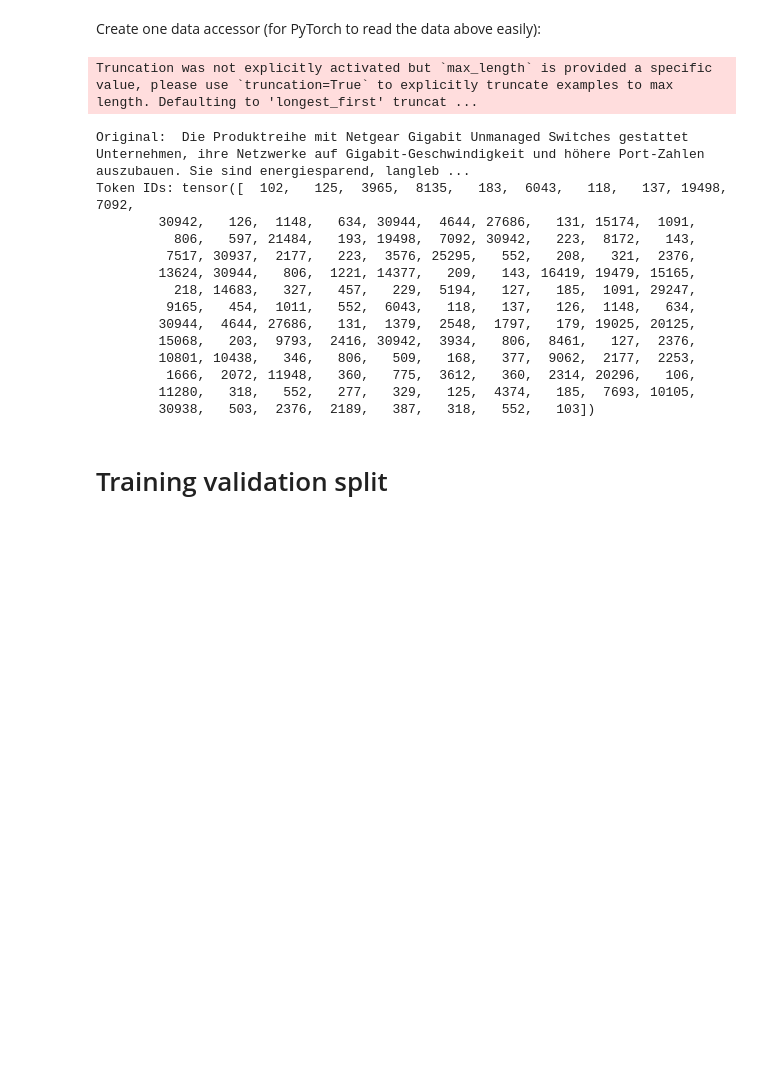
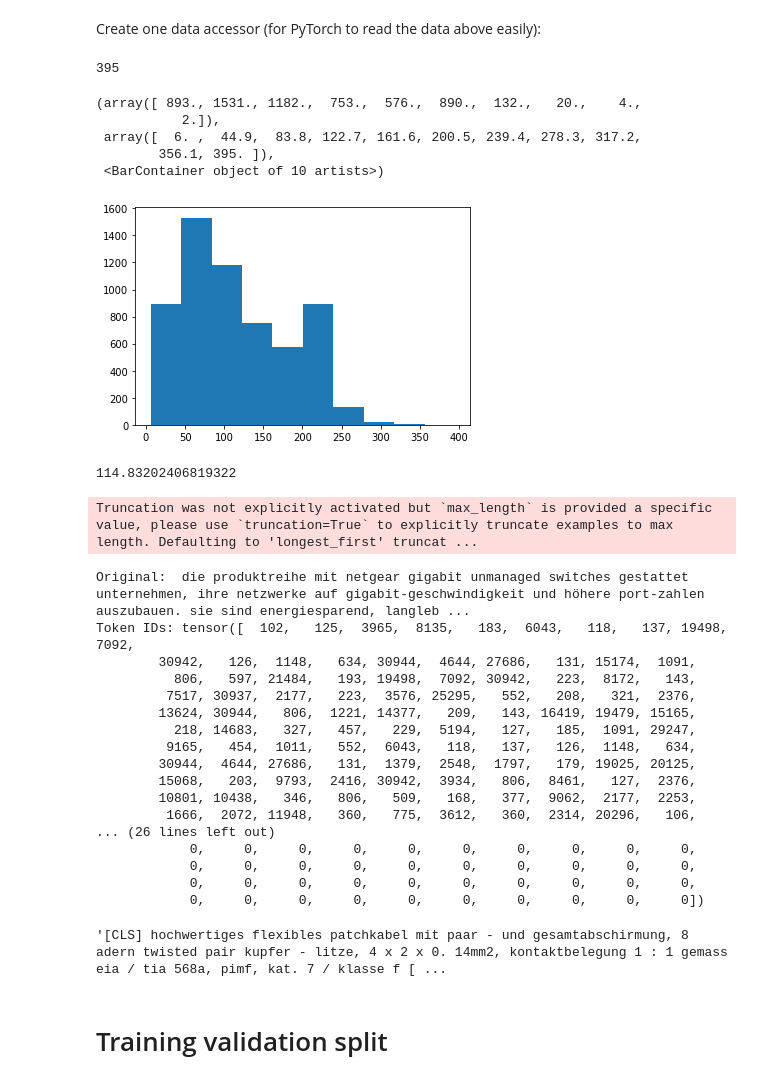
Before and after one commit to szymonrucinski/bert-knows-categories, a Jupyter notebook: bert_multilabel_pytorch_works.ipynb, the cells around one changed output. Cells and saved outputs as stored; diff of their text form; code cells hidden in the pictures; blank space fills up the shorter version.

```diff
--- a/bert_multilabel_pytorch_works.ipynb
+++ b/bert_multilabel_pytorch_works.ipynb
@@ -47,6 +47,8 @@ Declaring machine learning parameters:
 # The DataLoader needs to know our batch size for training, so we specify it
 # here. For fine-tuning BERT on a specific task, the authors recommend a batch
 # size of 16 or 32.
+model_name = 'bert-base-uncased'
+model_name = 'dbmdz/bert-base-german-uncased'
 epochs = 4
 batch_size = 16
 device = 'cuda' if torch.cuda.is_available() else 'cpu'
@@ -82,31 +97,41 @@ labels_df.reset_index(inplace=True, drop=True)
 # from pandas.core.dtypes.common import classes
 # device = torch.device("cuda:0" if torch.cuda.is_available() else "cpu")
 
-# # hard code the label dimension to be 6 (because the data has 6 classes)
-# num_labels = 99
-
-# # Define model
-# model = BertForSequenceClassification.from_pretrained('dbmdz/bert-base-german-uncased', num_labels=num_labels)
-# model.to(device)
 
 # Define tokenizer
 from transformers import AutoTokenizer
 
-tokenizer = AutoTokenizer.from_pretrained('dbmdz/bert-base-german-uncased')
-
-# # Define optimizer
-# #optimizer = optim.Adam(filter(lambda p: p.requires_grad, model.parameters()), lr=lr)
-# optimizer = optim.AdamW(model.parameters(), lr=lr)
-
-# # Define Loss function
-# criterion = nn.BCEWithLogitsLoss()
+tokenizer = AutoTokenizer.from_pretrained(model_name, do_lower_case=True)
 # %% [markdown]
 Create one data accessor (for PyTorch to read the data above easily):
+# %%
+max_len = 0
+distribution = []
+
+for sent in texts_df.texts.values:
+    input_ids = tokenizer.encode(sent, add_special_tokens=True)
+    max_len = max(max_len, len(input_ids))
+    distribution.append(len(input_ids))
+# Tokenize all of the sentences and map the tokens to thier word IDs.
+print(max_len)
+
+import matplotlib.pyplot as plt
+plt.hist(distribution)
+# %% [output]
+395
+(array([ 893., 1531., 1182.,  753.,  576.,  890.,  132.,   20.,    4.,
+           2.]),
+ array([  6. ,  44.9,  83.8, 122.7, 161.6, 200.5, 239.4, 278.3, 317.2,
+        356.1, 395. ]),
+ <BarContainer object of 10 artists>)
+[figure, added]
+# %%
+np.mean(distribution)
+# %% [output]
+114.83202406819322
 # %%
-# Tokenize all of the sentences and map the tokens to thier word IDs.
 input_ids = []
 attention_masks = []
-
 # For every sentence...
 for sent in texts_df.texts.values:
     # `encode_plus` will:
@@ -119,7 +144,8 @@ for sent in texts_df.texts.values:
     encoded_dict = tokenizer.encode_plus(
                         sent,                      # Sentence to encode.
                         add_special_tokens = True, # Add '[CLS]' and '[SEP]'
-                        max_length = 128,           # Pad & truncate all sentences.
+                        max_length = 200,           # Pad & truncate all sentences.
+                        # truncation=True,
                         pad_to_max_length = True,
                         return_attention_mask = True,   # Construct attn. masks.
                         return_tensors = 'pt',     # Return pytorch tensors.
@@ -138,11 +164,14 @@ labels = torch.tensor(labels_df.to_numpy())
 labels = labels.float()
 
 # Print sentence 0, now as a list of IDs.
+print('Original: ', texts_df.texts.iloc[0].lower())
+print('Token IDs:', input_ids[0])
+
 print('Original: ', texts_df.texts.iloc[0])
 print('Token IDs:', input_ids[0])
 # %% [output]
 Truncation was not explicitly activated but `max_length` is provided a specific value, please use `truncation=True` to explicitly truncate examples to max length. Defaulting to 'longest_first' truncat ...
-Original:  Die Produktreihe mit Netgear Gigabit Unmanaged Switches gestattet Unternehmen, ihre Netzwerke auf Gigabit-Geschwindigkeit und höhere Port-Zahlen auszubauen. Sie sind energiesparend, langleb ...
+Original:  die produktreihe mit netgear gigabit unmanaged switches gestattet unternehmen, ihre netzwerke auf gigabit-geschwindigkeit und höhere port-zahlen auszubauen. sie sind energiesparend, langleb ...
 Token IDs: tensor([  102,   125,  3965,  8135,   183,  6043,   118,   137, 19498,  7092,
         30942,   126,  1148,   634, 30944,  4644, 27686,   131, 15174,  1091,
           806,   597, 21484,   193, 19498,  7092, 30942,   223,  8172,   143,
@@ -154,8 +183,18 @@ Token IDs: tensor([  102,   125,  3965,  8135,   183,  6043,   118,   137, 19498
         15068,   203,  9793,  2416, 30942,  3934,   806,  8461,   127,  2376,
         10801, 10438,   346,   806,   509,   168,   377,  9062,  2177,  2253,
          1666,  2072, 11948,   360,   775,  3612,   360,  2314, 20296,   106,
-        11280,   318,   552,   277,   329,   125,  4374,   185,  7693, 10105,
-        30938,   503,  2376,  2189,   387,   318,   552,   103])
+... (26 lines left out)
+            0,     0,     0,     0,     0,     0,     0,     0,     0,     0,
+            0,     0,     0,     0,     0,     0,     0,     0,     0,     0,
+            0,     0,     0,     0,     0,     0,     0,     0,     0,     0,
+            0,     0,     0,     0,     0,     0,     0,     0,     0,     0])
+# %%
+from transformers import AutoTokenizer
+
+decoded_outputs = tokenizer.decode(input_ids[1])
+decoded_outputs
+# %% [output]
+'[CLS] hochwertiges flexibles patchkabel mit paar - und gesamtabschirmung, 8 adern twisted pair kupfer - litze, 4 x 2 x 0. 14mm2, kontaktbelegung 1 : 1 gemass eia / tia 568a, pimf, kat. 7 / klasse f [ ...
 # %% [markdown]
 # Training validation split
 # %%
```
Also changed, not shown: parts of 16 cells of this notebook.
